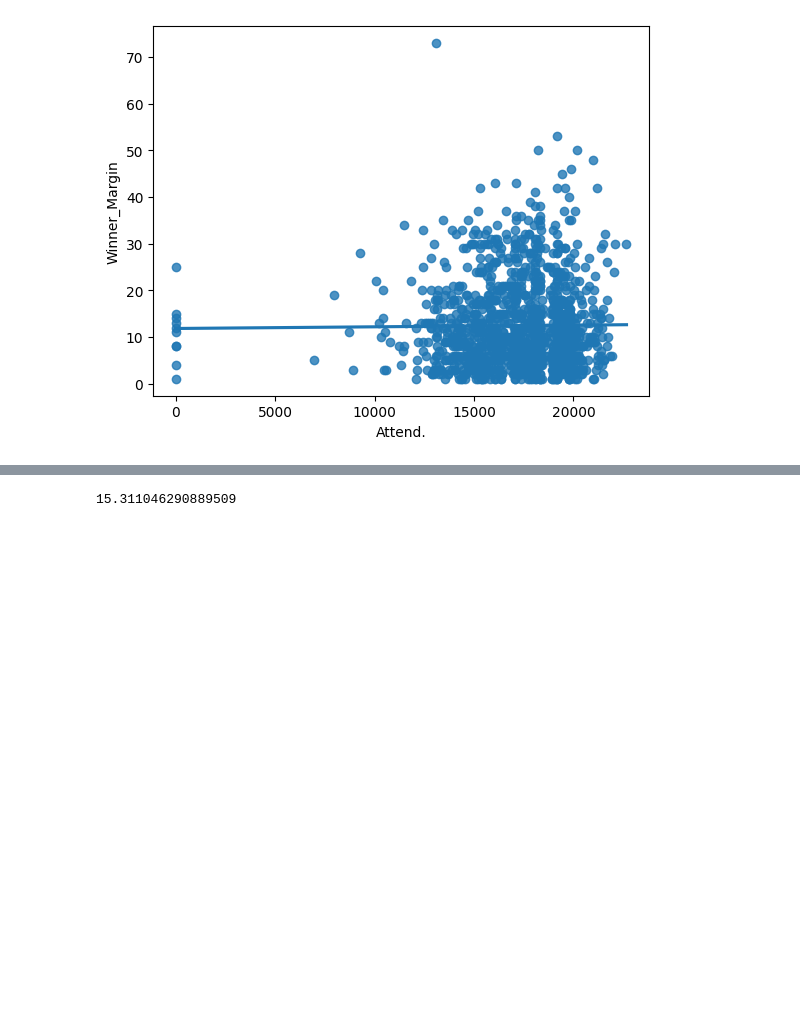
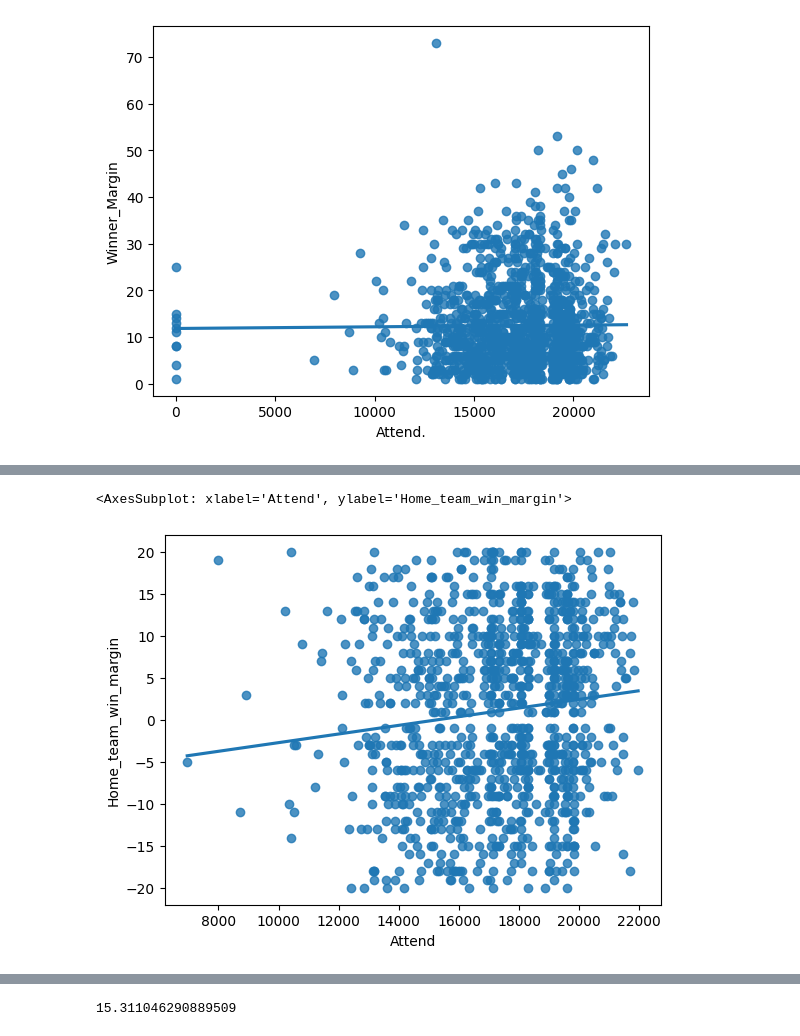
Before and after one commit to Kyle814/NBA-predictions, a Jupyter notebook: test.ipynb, the cells around one changed output, grey strips where cells are left out. Saved outputs shown, nothing was run; the diff lists cells and outputs as text; code cells hidden in the pictures; blank space fills up the shorter version.

Commit message:
Added filtered data
Created a dataframe without 0 attendance and plotted regression lines of them

```diff
--- a/test.ipynb
+++ b/test.ipynb
@@ -293,0 +279,5 @@ df#['Attend.']
+# %%
+#df['Attend.']
+
+df2 = df[df['Winner_Margin'] <= 20]
+df2 = df2[df2['Attend.'] > 1]
@@ -315,3 +322,11 @@ sns.regplot(data=df, x="Attend.", y="Winner_Margin", ci=None)
 # %% [output]
 <AxesSubplot: xlabel='Attend.', ylabel='Winner_Margin'>
 [figure]
+# %%
+
+df.rename(columns = {"Attend.": "Attend"},
+         inplace = True)
+df2.rename(columns = {"Attend.": "Attend"},
+          inplace = True)
+results = smf.ols('Attend ~ Winner_Margin', data=df).fit()
+results.summary()
@@ -317,0 +376,5 @@ sns.regplot(data=df, x="Attend.", y="Winner_Margin", ci=None)
+# %%
+sns.regplot(data=df2, x="Attend", y="Home_team_win_margin", ci=None)
+# %% [output]
+<AxesSubplot: xlabel='Attend', ylabel='Home_team_win_margin'>
+[figure, added]
```
Also changed, not shown: parts of 16 cells of this notebook.
